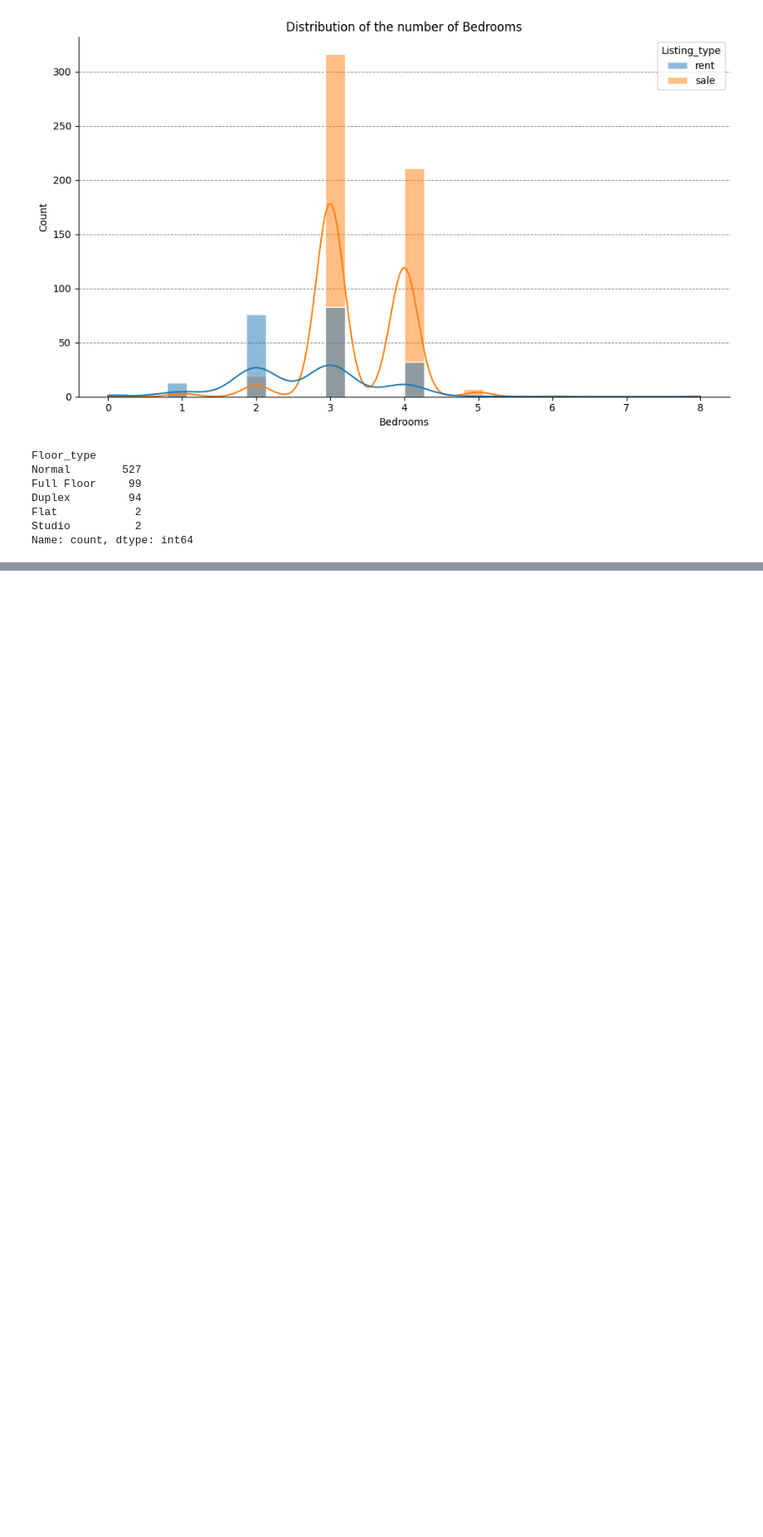
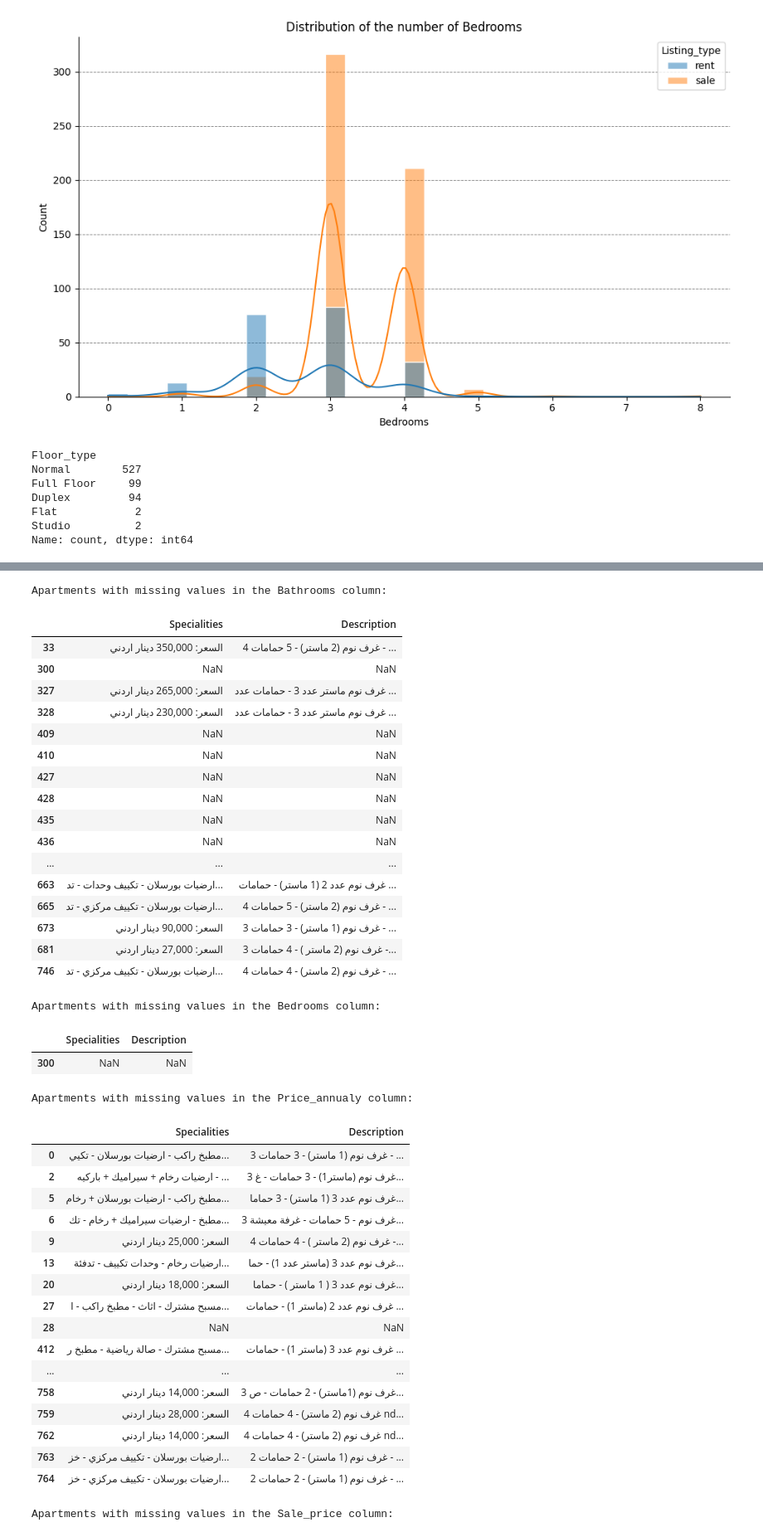
Before and after one commit to Ma7moodAs/Bayti_Real_Estate_project, a Jupyter notebook: Bayti_recommendation_engine/notebooks/notebook.ipynb, the cells around one changed output, grey strips where cells are left out. Shown at 83% size. Saved outputs shown, nothing was run; the diff lists cells and outputs as text; code cells hidden in the pictures; blank space fills up the shorter version.

```diff
--- a/Bayti_recommendation_engine/notebooks/notebook.ipynb
+++ b/Bayti_recommendation_engine/notebooks/notebook.ipynb
@@ -399,0 +469,57 @@ df['Listing_type'].value_counts().values
+# %%
+# subsetting the DataFrame to include only the observations where the Bathrooms is null
+print('Apartments with missing values in the Bathrooms column:\n')
+display(df[df['Bathrooms'].isna()][['Specialities','Description']])
+
+# subsetting the DataFrame to include only the observations where the Bedrooms is null
+print('Apartments with missing values in the Bedrooms column:\n')
+display(df[df['Bedrooms'].isna()][['Specialities','Description']])
+
+# subsetting the DataFram to include only the observations where the Price_annually is null
+print('Apartments with missing values in the Price_annualy column:\n')
+display(df[(df['Price_annualy'].isna()) & (df['Listing_type'] == 'rent')][['Specialities','Description']])
+
+# subsetting the DataFrame to only include the observations where the Sale_price is null
+print('Apartments with missing values in the Sale_price column:\n')
+display(df[(df['Sale_price'].isna()) & (df['Listing_type'] == 'sale')][['Specialities','Description']])
+# %% [output]
+Apartments with missing values in the Bathrooms column:
+|  | Specialities | Description |
+| 33 | السعر: 350,000 دينار اردني | 4 غرف نوم (2 ماستر) - 5 حمامات - ... |
+| 300 | NaN | NaN |
+| 327 | السعر: 265,000 دينار اردني | غرف نوم ماستر عدد 3 - حمامات عدد ... |
+| 328 | السعر: 230,000 دينار اردني | غرف نوم ماستر عدد 3 - حمامات عدد ... |
+| 409 | NaN | NaN |
+| 410 | NaN | NaN |
+| 427 | NaN | NaN |
+| 428 | NaN | NaN |
+| 435 | NaN | NaN |
+| 436 | NaN | NaN |
+| ... | ... | ... |
+| 663 | ارضيات بورسلان - تكييف وحدات - تد... | غرف نوم عدد 2 (1 ماستر) - حمامات ... |
+| 665 | ارضيات بورسلان - تكييف مركزي - تد... | 4 غرف نوم (2 ماستر) - 5 حمامات - ... |
+| 673 | السعر: 90,000 دينار اردني | 3 غرف نوم (1 ماستر) - 3 حمامات - ... |
+| 681 | السعر: 27,000 دينار اردني | 3 غرف نوم (2 ماستر ) - 4 حمامات -... |
+| 746 | ارضيات بورسلان - تكييف مركزي - تد... | 4 غرف نوم (2 ماستر) - 4 حمامات - ... |
+Apartments with missing values in the Bedrooms column:
+|  | Specialities | Description |
+| 300 | NaN | NaN |
+Apartments with missing values in the Price_annualy column:
+|  | Specialities | Description |
+| 0 | مطبخ راكب - ارضيات بورسلان - تكيي... | 3 غرف نوم (1 ماستر) - 3 حمامات - ... |
+| 2 | ارضيات رخام + سيراميك + باركيه - ... | 3 غرف نوم (ماستر1) - 3 حمامات - غ... |
+| 5 | مطبخ راكب - ارضيات بورسلان + رخام... | غرف نوم عدد 3 (1 ماستر) - 3 حماما... |
+| 6 | مطبخ - ارضيات سيراميك + رخام - تك... | 3 غرف نوم - 5 حمامات - غرفة معيشة... |
+| 9 | السعر: 25,000 دينار اردني | 4 غرف نوم (2 ماستر ) - 4 حمامات -... |
+| 13 | ارضيات رخام - وحدات تكييف - تدفئة... | غرف نوم عدد 3 (ماستر عدد 1) - حما... |
+| 20 | السعر: 18,000 دينار اردني | غرف نوم عدد 3 ( 1 ماستر ) - حماما... |
+| 27 | مسبح مشترك - اثاث - مطبخ راكب - ا... | غرف نوم عدد 2 (ماستر 1) - حمامات ... |
+| 28 | NaN | NaN |
+| 412 | مسبح مشترك - صالة رياضية - مطبخ ر... | غرف نوم عدد 3 (ماستر 1) - حمامات ... |
+| ... | ... | ... |
+| 758 | السعر: 14,000 دينار اردني | 3 غرف نوم (1ماستر) - 2 حمامات - ص... |
+| 759 | السعر: 28,000 دينار اردني | 4 غرف نوم (2 ماستر) - 4 حمامات nd... |
+| 762 | السعر: 14,000 دينار اردني | 4 غرف نوم (2 ماستر) - 4 حمامات nd... |
+| 763 | ارضيات بورسلان - تكييف مركزي - خز... | 2 غرف نوم (1 ماستر) - 2 حمامات - ... |
+| 764 | ارضيات بورسلان - تكييف مركزي - خز... | 2 غرف نوم (1 ماستر) - 2 حمامات - ... |
+Apartments with missing values in the Sale_price column:
```
Also changed, not shown: parts of 17 cells of this notebook, 1 other file.
